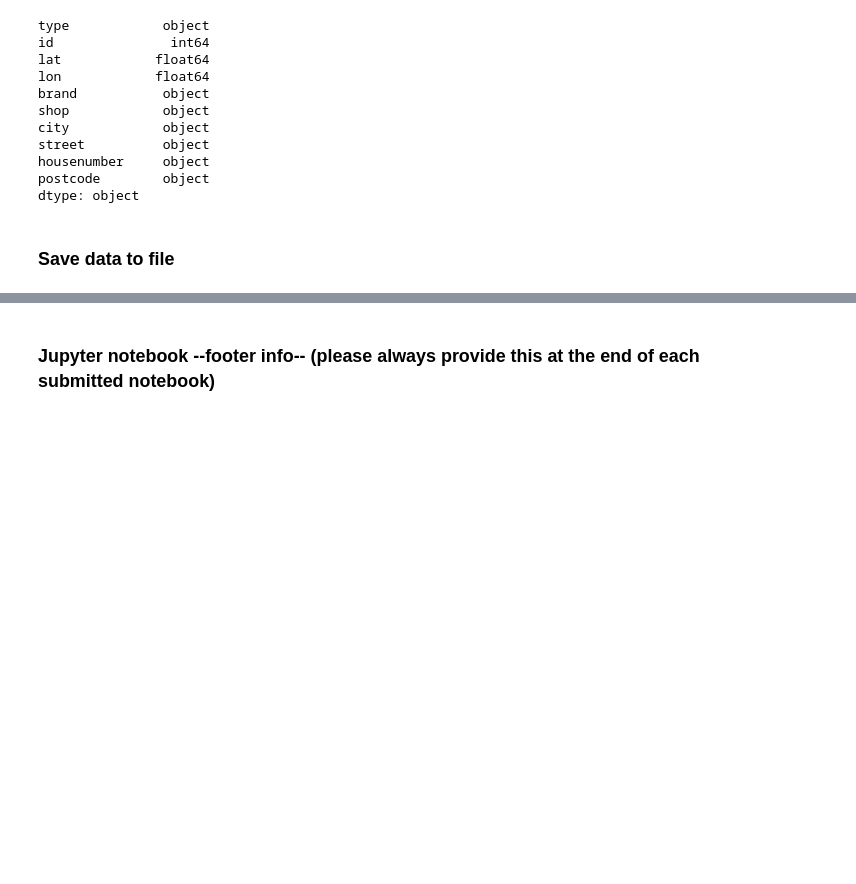
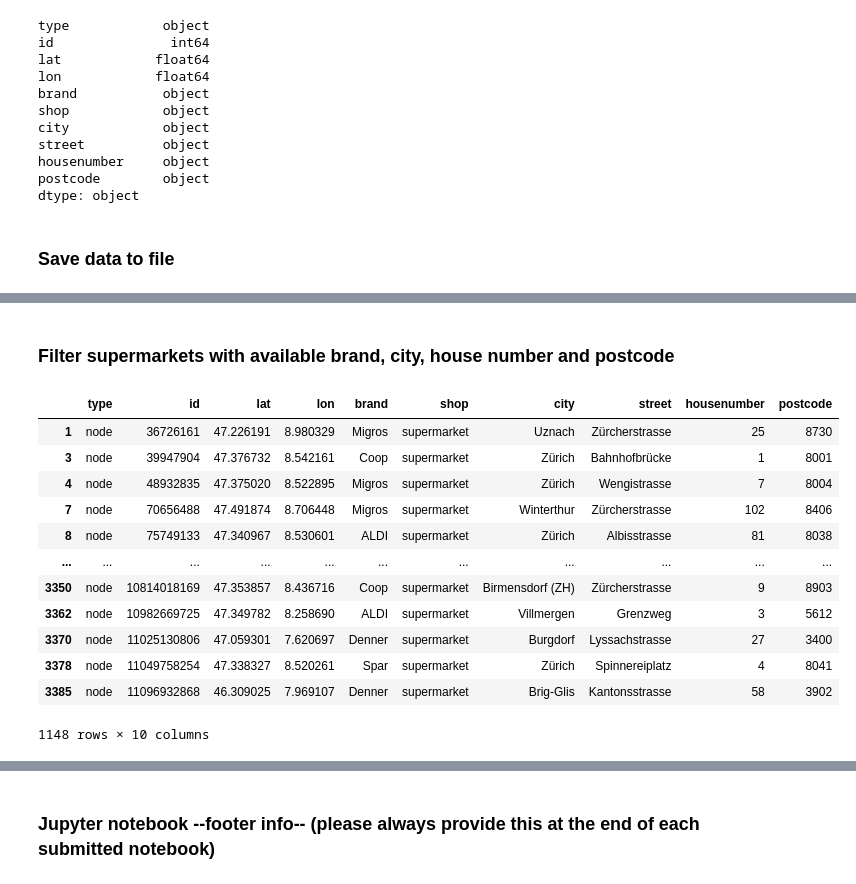
Before and after one commit to ninawueest/data_analytics, a Jupyter notebook: Week_02/supermarkets_data_preparation.ipynb, the cells around one changed output, grey strips where cells are left out. Cells and saved outputs as stored; diff of their text form; code cells hidden in the pictures; blank space fills up the shorter version.

```diff
--- a/Week_02/supermarkets_data_preparation.ipynb
+++ b/Week_02/supermarkets_data_preparation.ipynb
@@ -169,0 +226,20 @@ df.to_csv('supermarkets_data_prepared.csv',
+# %% [markdown]
+<h3>Filter supermarkets with available brand, city, house number and postcode</h3>
+# %%
+# Filter supermarkets with available brand, city, house number and postcode.
+df_filtered = df.loc[(df['brand'].notna()) & (df['city'].notna()) & (df['housenumber'].notna()) & (df['postcode'].notna())]
+df_filtered
+# %% [output]
+|  | type | id | lat | lon | brand | shop | city | street | housenumber | postcode |
+| 1 | node | 36726161 | 47.226191 | 8.980329 | Migros | supermarket | Uznach | Zürcherstrasse | 25 | 8730 |
+| 3 | node | 39947904 | 47.376732 | 8.542161 | Coop | supermarket | Zürich | Bahnhofbrücke | 1 | 8001 |
+| 4 | node | 48932835 | 47.375020 | 8.522895 | Migros | supermarket | Zürich | Wengistrasse | 7 | 8004 |
+| 7 | node | 70656488 | 47.491874 | 8.706448 | Migros | supermarket | Winterthur | Zürcherstrasse | 102 | 8406 |
+| 8 | node | 75749133 | 47.340967 | 8.530601 | ALDI | supermarket | Zürich | Albisstrasse | 81 | 8038 |
+| ... | ... | ... | ... | ... | ... | ... | ... | ... | ... | ... |
+| 3350 | node | 10814018169 | 47.353857 | 8.436716 | Coop | supermarket | Birmensdorf (ZH) | Zürcherstrasse | 9 | 8903 |
+| 3362 | node | 10982669725 | 47.349782 | 8.258690 | ALDI | supermarket | Villmergen | Grenzweg | 3 | 5612 |
+| 3370 | node | 11025130806 | 47.059301 | 7.620697 | Denner | supermarket | Burgdorf | Lyssachstrasse | 27 | 3400 |
+| 3378 | node | 11049758254 | 47.338327 | 8.520261 | Spar | supermarket | Zürich | Spinnereiplatz | 4 | 8041 |
+| 3385 | node | 11096932868 | 46.309025 | 7.969107 | Denner | supermarket | Brig-Glis | Kantonsstrasse | 58 | 3902 |
+1148 rows × 10 columns
```
Also changed, not shown: parts of 12 cells of this notebook, 5 other files.
